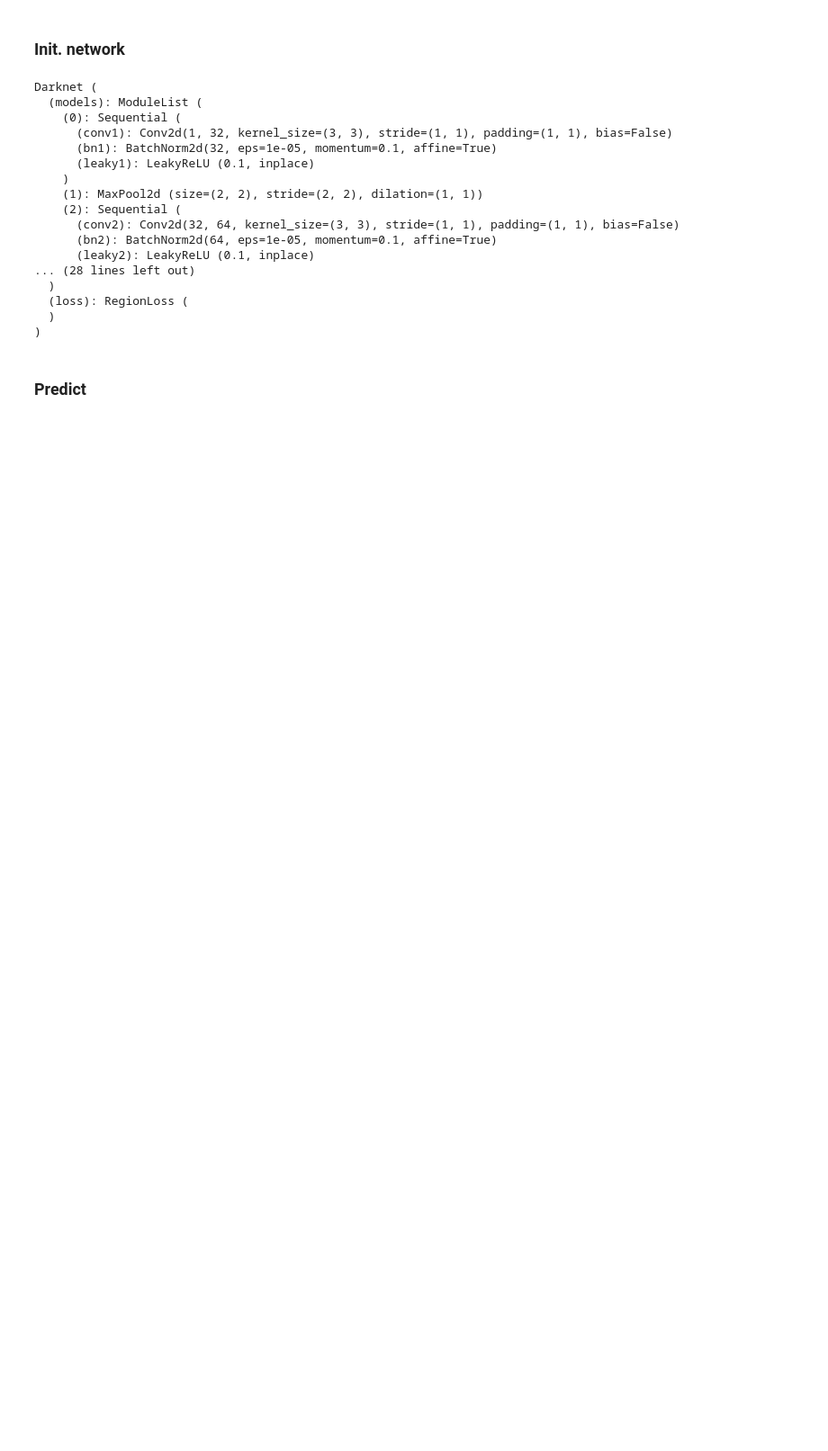
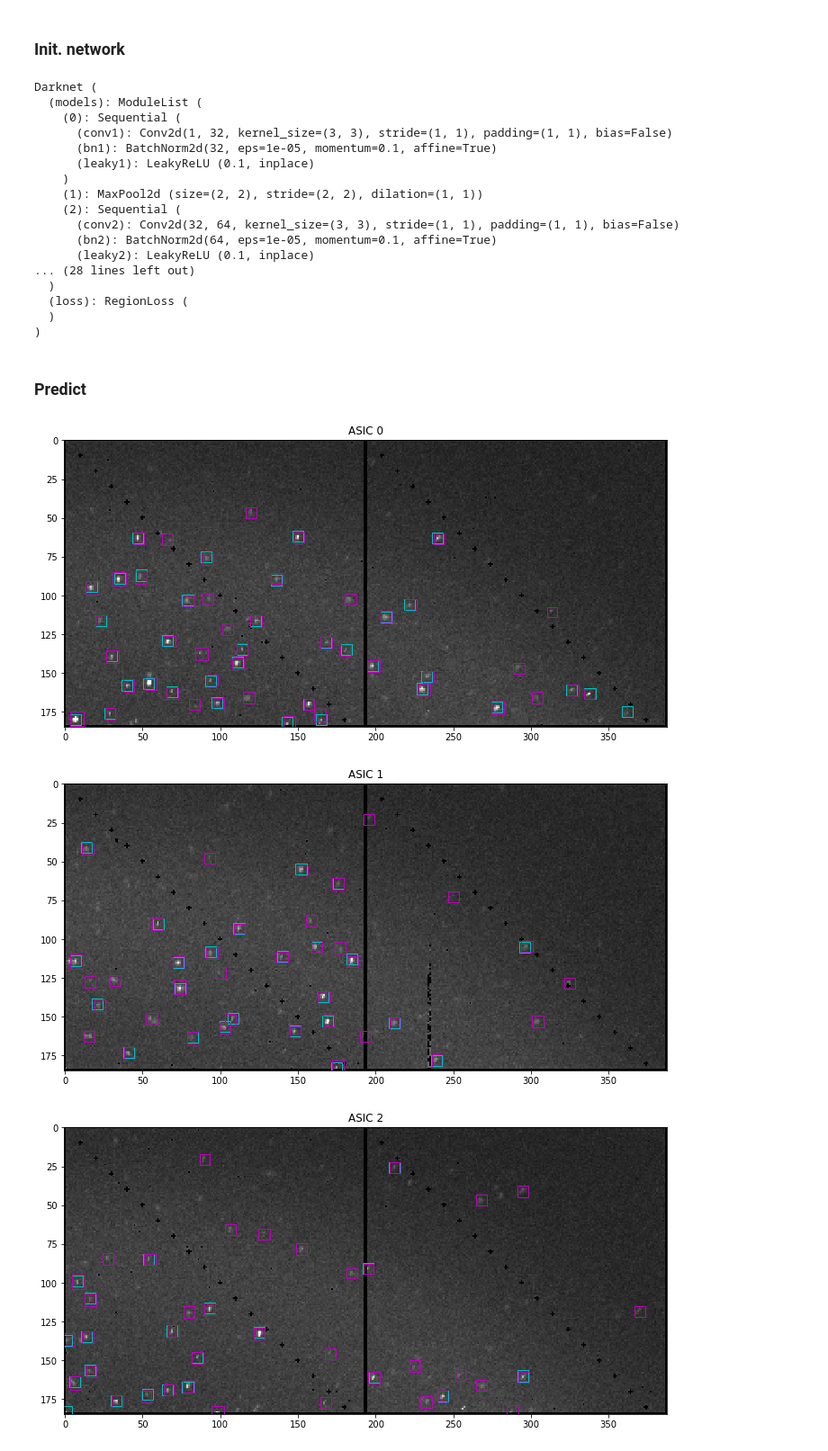
Before and after one commit to liponan/peaknet4antfarm, a Jupyter notebook: api_demo.ipynb, the cells around one changed output. Shown: that part at 90% size. Saved outputs shown, nothing was run; the diff lists cells and outputs as text; code cells hidden in the pictures; blank space fills up the shorter version.

Commit message:
train and predict are now functional

```diff
--- a/api_demo.ipynb
+++ b/api_demo.ipynb
@@ -19,43 +20,5 @@ from peaknet import Peaknet
 # %% [markdown]
 ### Load data from CXI
-# %%
-def load_from_cxi( filename, idx, box_size=7 ):
-    f = h5py.File(filename, 'r')
-    nPeaks = f["entry_1/result_1/nPeaks"].value
-    dataset_hits = len(nPeaks)
-    print('hits: ' + str(dataset_hits))
-    dataset_peaks = np.sum(nPeaks)
-    print('peaks: ' + str(dataset_peaks))
-    img = f["entry_1/data_1/data"][idx,:,:]
-    mask = f["entry_1/data_1/mask"][idx,:,:]
-    img = img * (1-mask)
-    x_label = f['entry_1/result_1/peakXPosRaw'][idx,:]
-    y_label = f['entry_1/result_1/peakYPosRaw'][idx,:]
-    f.close()
-
-    imgs = np.reshape( img, (8, 185, 4, 194*2) )
-    imgs = np.transpose( imgs, (0, 2, 1, 3) )
-    imgs = np.reshape( imgs, (1, 32, 185, 388) )
-    n, m, h, w = imgs.shape
-
-    cls = np.zeros( (nPeaks[idx],) )
-    s = np.zeros( (nPeaks[idx],) )
-    r = np.zeros( (nPeaks[idx],) )
-    c = np.zeros( (nPeaks[idx],) )
-    ww = np.zeros( (nPeaks[idx],) )
-    hh = np.zeros( (nPeaks[idx],) )
-    for u in range(nPeaks[idx]):
-        my_s = (int(y_label[u])/185)*4 + (int(x_label[u])/388)
-        my_r = y_label[u] % 185
-        my_c = x_label[u] % 388
-        s[u] = my_s
-        r[u] = my_r
-        c[u] = my_c
-        hh[u] = box_size
-        ww[u] = box_size
-    labels = (cls, s, r, c, hh, ww)
-
-    return imgs, labels
 # %%
 filename = "/reg/neh/home/liponan/data/cxic0415/r0091/cxic0415_0091.cxi.backup"
 idx=468
@@ -74,7 +35,7 @@ net = Peaknet()
 net.loadCfg( "../pytorch-yolo2/cfg/newpeaksv10-asic.cfg" )
 # net.init_model()
 net.loadWeights( "../pytorch-yolo2/cfg/newpeaksv10-asic.cfg",
-                "../darknet/backup/newpeaksv10_100.weights")
+                "../darknet/backup/newpeaksv10_10000.weights")
 net.model.cuda()
 # %% [output]
 Darknet (
@@ -97,4 +58,4 @@ Darknet (
 # %% [markdown]
 ### Predict
 # %%
-results = net.predict( imgs, batch_size=32, use_cuda=True )
+results = net.predict( imgs, batch_size=32, conf_thresh=0.25, use_cuda=True )
@@ -102,0 +62,6 @@ torch.cuda.is_available()
+# %%
+visualize(imgs, labels, results, plot_label=True, plot_box=True, indexes=[0, 1, 2, 3])
+# %% [output]
+[figure, added]
+[figure, added]
+[figure, added]
```
Also changed, not shown: parts of 7 cells of this notebook, 5 other files.
